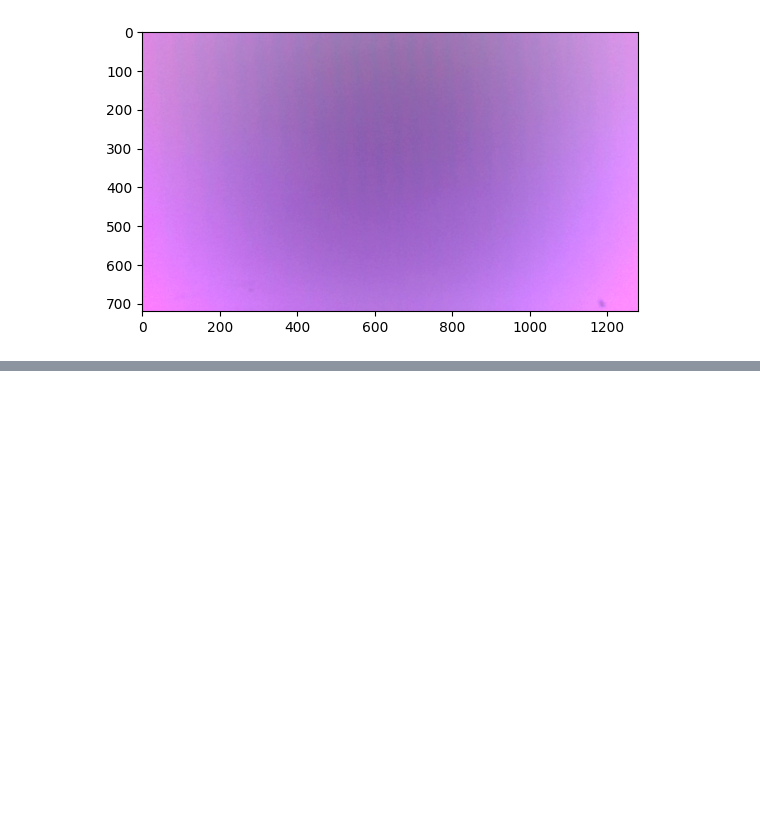
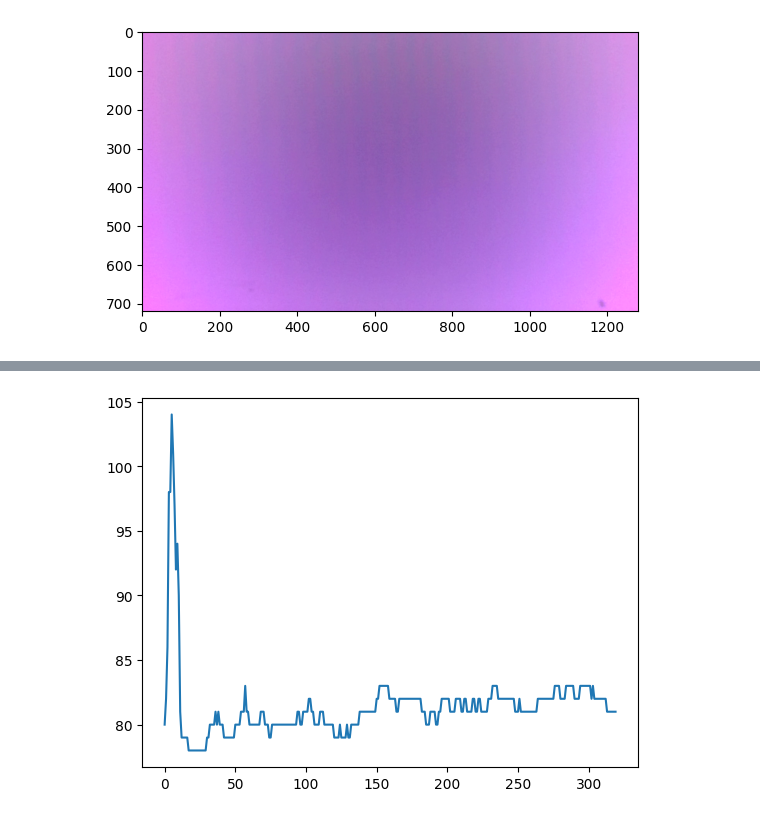
Before and after one commit to shopin32/optic-metrology, a Jupyter notebook: notebooks/IT_IDEA.ipynb, the cells around one changed output, grey strips where cells are left out. Saved outputs shown, nothing was run; the diff lists cells and outputs as text; code cells hidden in the pictures; blank space fills up the shorter version.

```diff
--- a/notebooks/IT_IDEA.ipynb
+++ b/notebooks/IT_IDEA.ipynb
@@ -177,0 +209,8 @@ plt.show()
+# %%
+image = cv2.imread(frames_df.loc[100, 'Frame_Path'])
+gray = cv2.cvtColor(image, cv2.COLOR_BGR2GRAY)
+slice_1 = gray[400:, 800]
+plt.plot(slice_1)
+plt.show()
+# %% [output]
+[figure, added]
```
Also changed, not shown: parts of 8 cells of this notebook, 7 other files.
